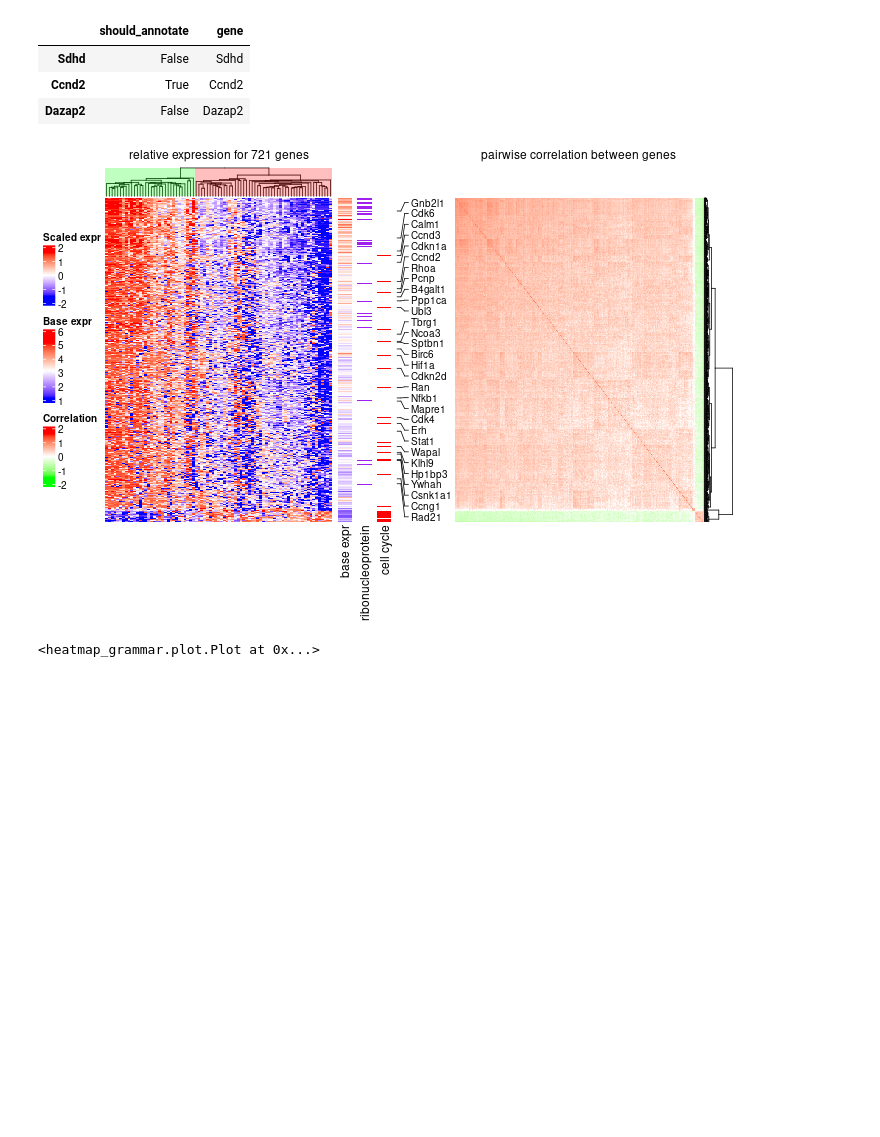
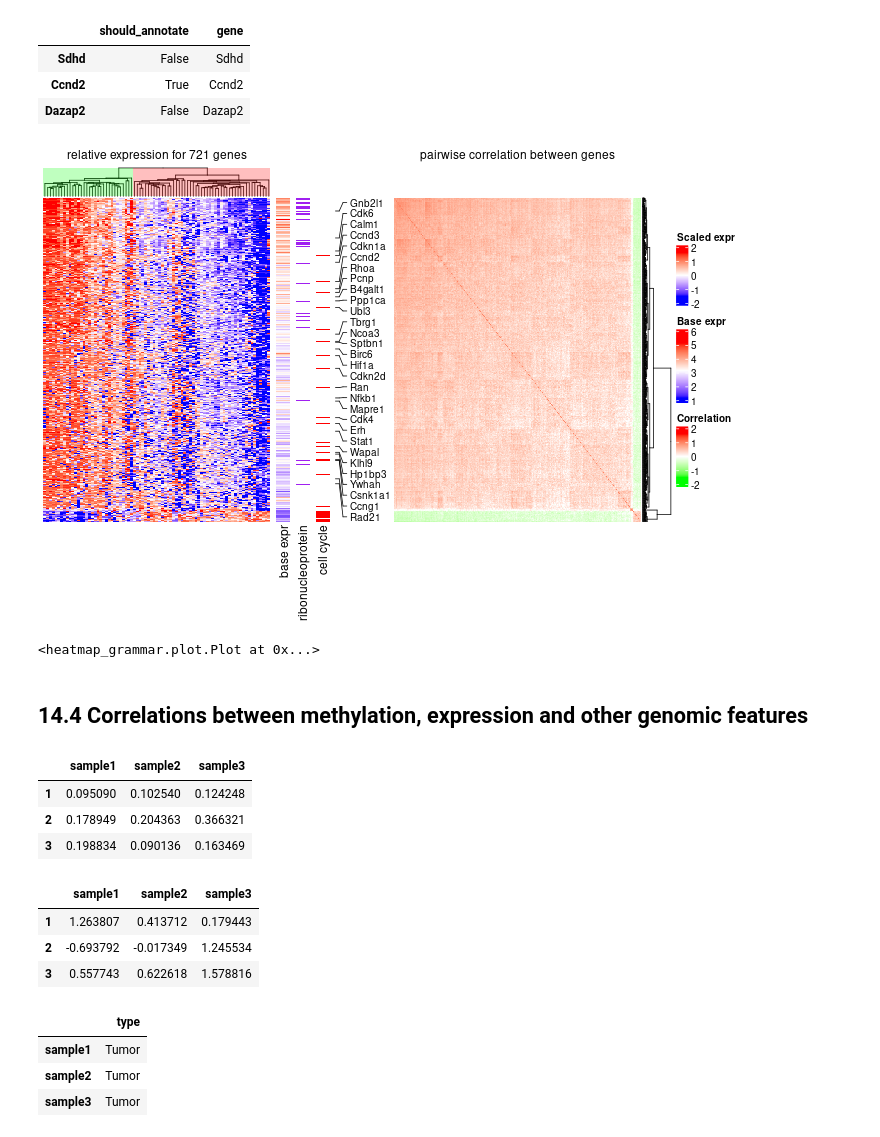
Before and after one commit to krassowski/rpy2-complex-heatmap-grammar, a Jupyter notebook: Examples.ipynb, the cells around one changed output. Drawn from its saved outputs; the diff is of its cells as text; code cells hidden in the pictures; blank space fills up the shorter version.

```diff
--- a/Examples.ipynb
+++ b/Examples.ipynb
@@ -484,34 +523,36 @@ def highlight_split(tree):
         RowAnnotation(names_to_highlight)
         + Annotation(
             geom='mark',
-            mapping=dict(
+            mapping=aes(
                 value='should_annotate',
                 label='gene'
             ),
             geom_arguments=dict(
                 labels_gp=grid.gpar(fontsize=10),
                 padding=grid.unit(1, 'mm')
             )
         )
     )
     + (
         Heatmap(
             mat2.T.corr(),
             name='cor',
             title='pairwise correlation between genes',
             show_column_names=False,
             show_row_names=False
         )
         + ColumnDendrogram(show=False)
         + RowDendrogram(side='right')
         + scale_fill_gradient_n(
             colors=['green', 'white', 'red'],
             points=[-1.5, 0, 1.6],
             name='Correlation',
         )
     )
-    + HeatmapTheme(main_heatmap='cor')
+    + HeatmapTheme(main_heatmap='cor', heatmap_legend_side='right')
 )
 # %% [output]
-[figure, old version]
+[figure, new version]
 <heatmap_grammar.plot.Plot at 0x...>
+# %% [markdown]
+## 14.4 Correlations between methylation, expression and other genomic features
@@ -517,0 +564,21 @@ def highlight_split(tree):
+# %%
+mat_meth.iloc[:3, :3]
+# %% [output]
+|  | sample1 | sample2 | sample3 |
+| 1 | 0.095090 | 0.102540 | 0.124248 |
+| 2 | 0.178949 | 0.204363 | 0.366321 |
+| 3 | 0.198834 | 0.090136 | 0.163469 |
+# %%
+mat_expr.iloc[:3, :3]
+# %% [output]
+|  | sample1 | sample2 | sample3 |
+| 1 | 1.263807 | 0.413712 | 0.179443 |
+| 2 | -0.693792 | -0.017349 | 1.245534 |
+| 3 | 0.557743 | 0.622618 | 1.578816 |
+# %%
+sample_metadata.head(3)
+# %% [output]
+|  | type |
+| sample1 | Tumor |
+| sample2 | Tumor |
+| sample3 | Tumor |
```
Also changed, not shown: parts of 32 cells of this notebook, 9 other files.
